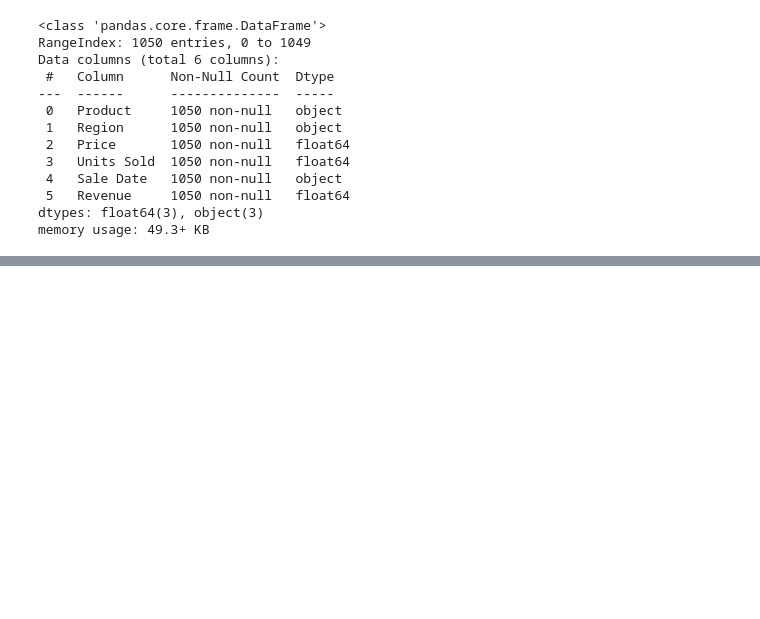
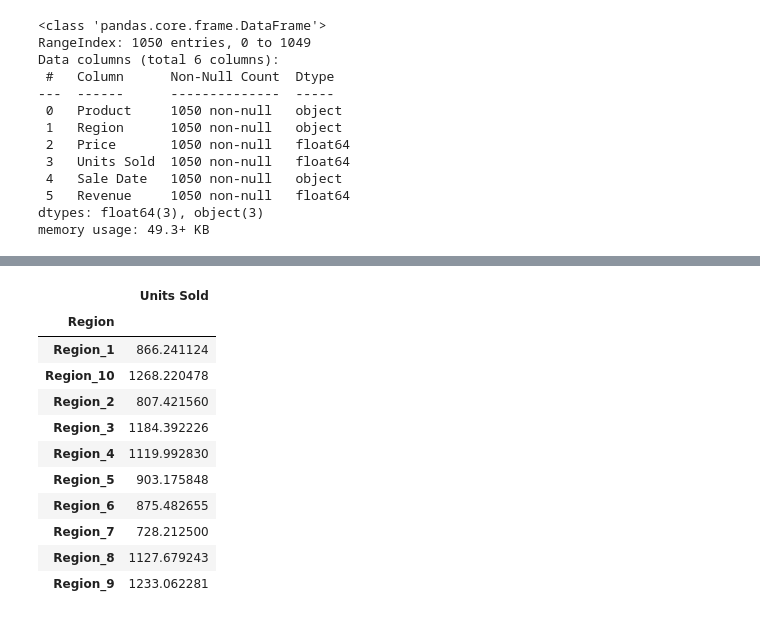
Before and after one commit to supragyabajpai/SchulichJourney_DataScience, a Jupyter notebook: Assinment_1(SalesData)/Code.ipynb, the cells around one changed output, grey strips where cells are left out. Cells and saved outputs as stored; diff of their text form; code cells hidden in the pictures; blank space fills up the shorter version.

```diff
--- a/Assinment_1(SalesData)/Code.ipynb
+++ b/Assinment_1(SalesData)/Code.ipynb
@@ -178,0 +204,15 @@ memory usage: 55.0+ KB
+# %%
+df_units.groupby("Region").sum()
+# %% [output]
+|  | Units Sold |
+| Region |  |
+| Region_1 | 866.241124 |
+| Region_10 | 1268.220478 |
+| Region_2 | 807.421560 |
+| Region_3 | 1184.392226 |
+| Region_4 | 1119.992830 |
+| Region_5 | 903.175848 |
+| Region_6 | 875.482655 |
+| Region_7 | 728.212500 |
+| Region_8 | 1127.679243 |
+| Region_9 | 1233.062281 |
```
Also changed, not shown: parts of 7 cells of this notebook.
